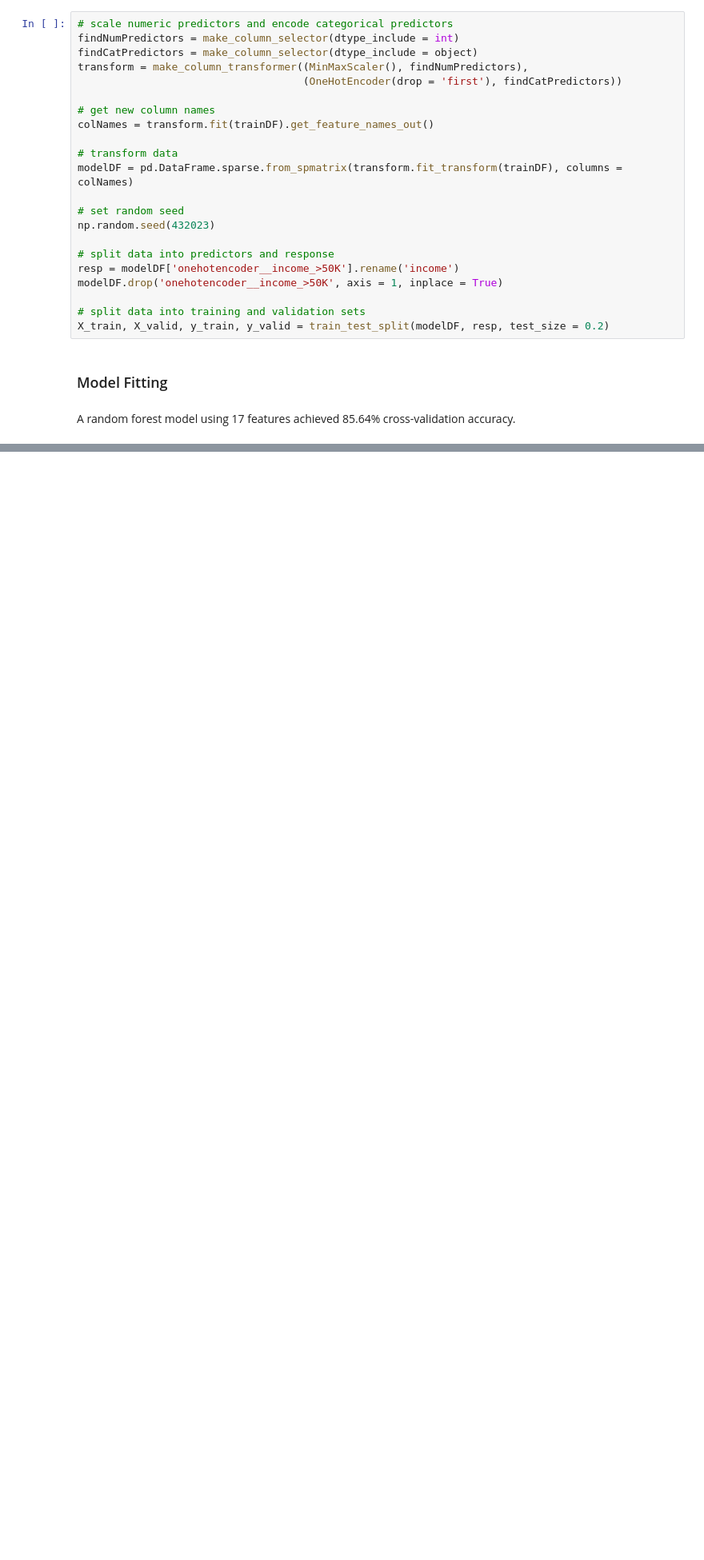
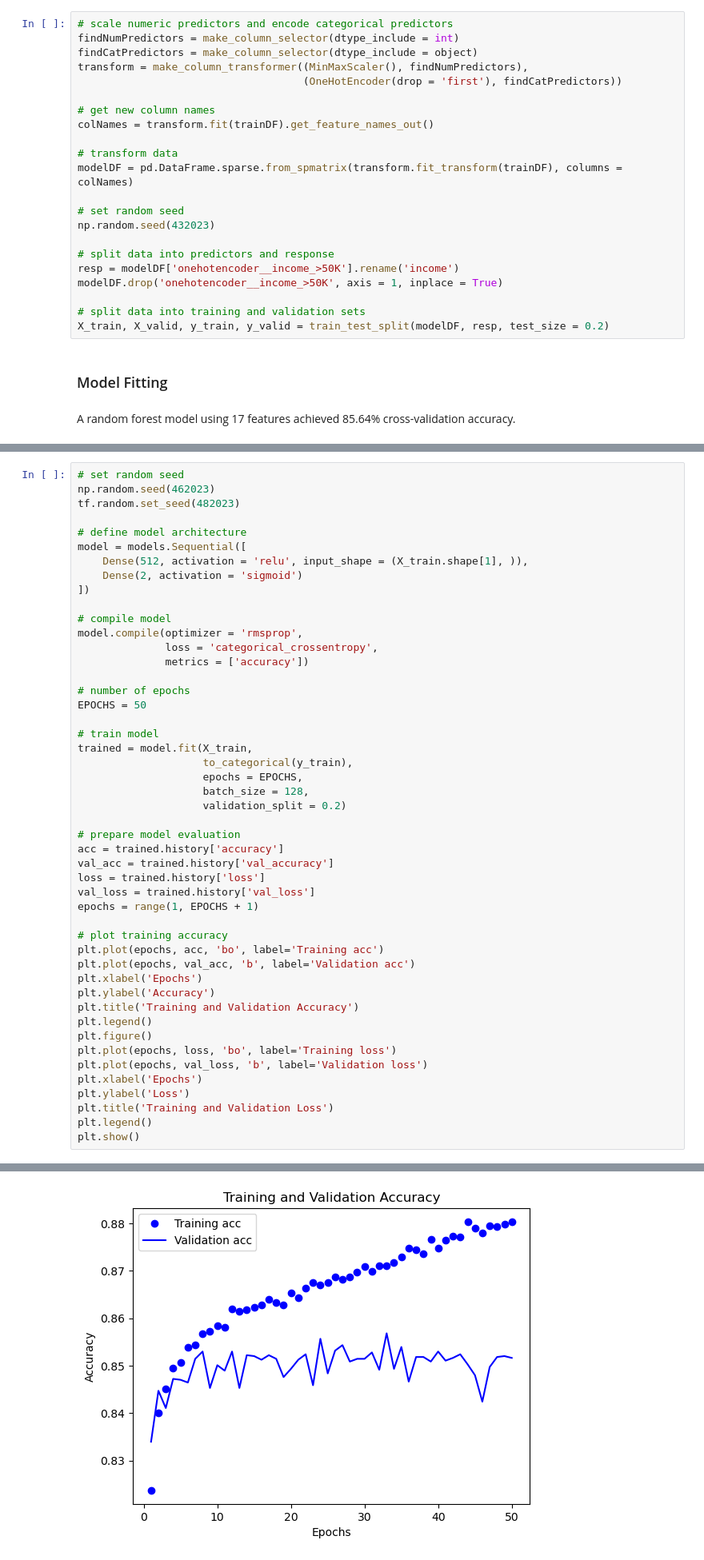
Before and after one commit to akiehl2000/STAA578_Homework, a Jupyter notebook: Homework1/homework1.ipynb, the cells around one changed output, grey strips where cells are left out. Shown: that part at 80% size. Saved outputs shown, nothing was run; the diff lists cells and outputs as text; blank space fills up the shorter version.

```diff
--- a/Homework1/homework1.ipynb
+++ b/Homework1/homework1.ipynb
@@ -268,0 +271,49 @@ A simple four-layer perceptron model was fit using 10 epochs and a batch size of
+# %%
+# set random seed
+np.random.seed(462023)
+tf.random.set_seed(482023)
+
+# define model architecture
+model = models.Sequential([
+    Dense(512, activation = 'relu', input_shape = (X_train.shape[1], )),
+    Dense(2, activation = 'sigmoid')
+])
+
+# compile model
+model.compile(optimizer = 'rmsprop',
+              loss = 'categorical_crossentropy',
+              metrics = ['accuracy'])
+
+# number of epochs
+EPOCHS = 50
+
+# train model
+trained = model.fit(X_train,
+                    to_categorical(y_train),
+                    epochs = EPOCHS,
+                    batch_size = 128,
+                    validation_split = 0.2)
+
+# prepare model evaluation
+acc = trained.history['accuracy']
+val_acc = trained.history['val_accuracy']
+loss = trained.history['loss']
+val_loss = trained.history['val_loss']
+epochs = range(1, EPOCHS + 1)
+
+# plot training accuracy
+plt.plot(epochs, acc, 'bo', label='Training acc')
+plt.plot(epochs, val_acc, 'b', label='Validation acc')
+plt.xlabel('Epochs')
+plt.ylabel('Accuracy')
+plt.title('Training and Validation Accuracy')
+plt.legend()
+plt.figure()
+plt.plot(epochs, loss, 'bo', label='Training loss')
+plt.plot(epochs, val_loss, 'b', label='Validation loss')
+plt.xlabel('Epochs')
+plt.ylabel('Loss')
+plt.title('Training and Validation Loss')
+plt.legend()
+plt.show()
+# %% [output]
@@ -268,0 +337 @@ A simple four-layer perceptron model was fit using 10 epochs and a batch size of
+[figure, added]
```
Also changed, not shown: parts of 7 cells of this notebook.
